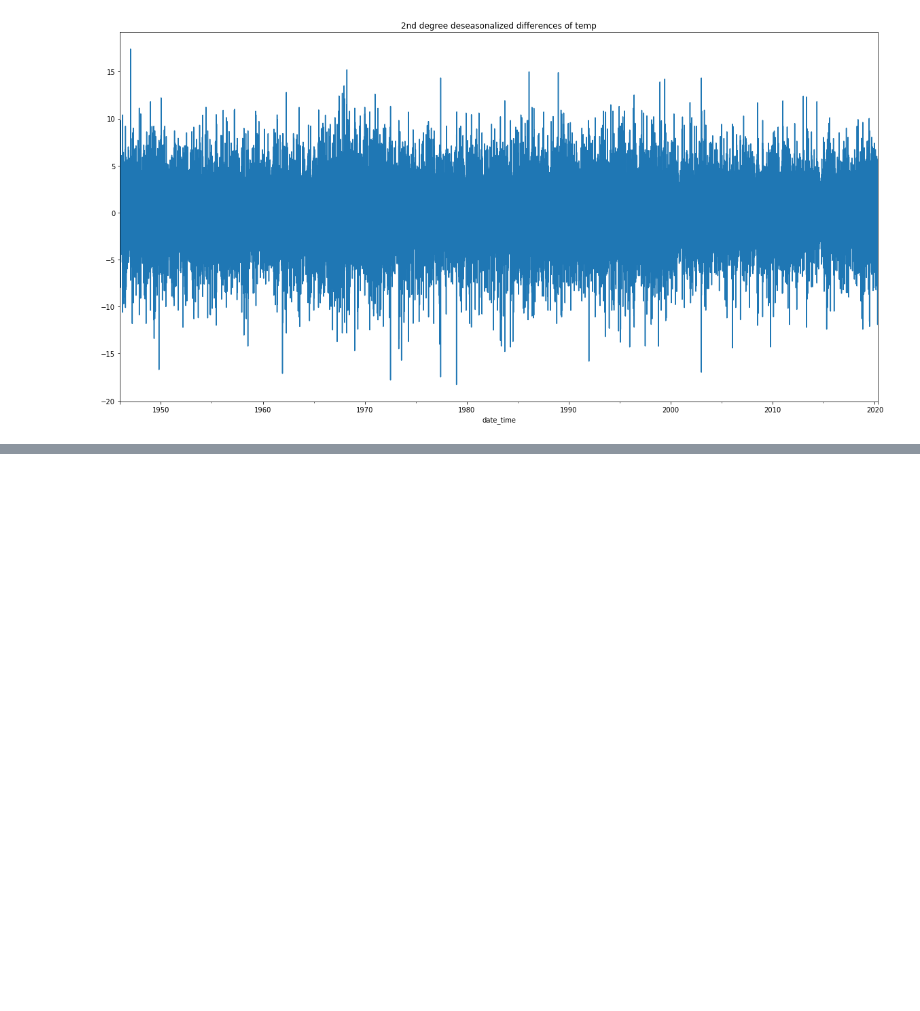
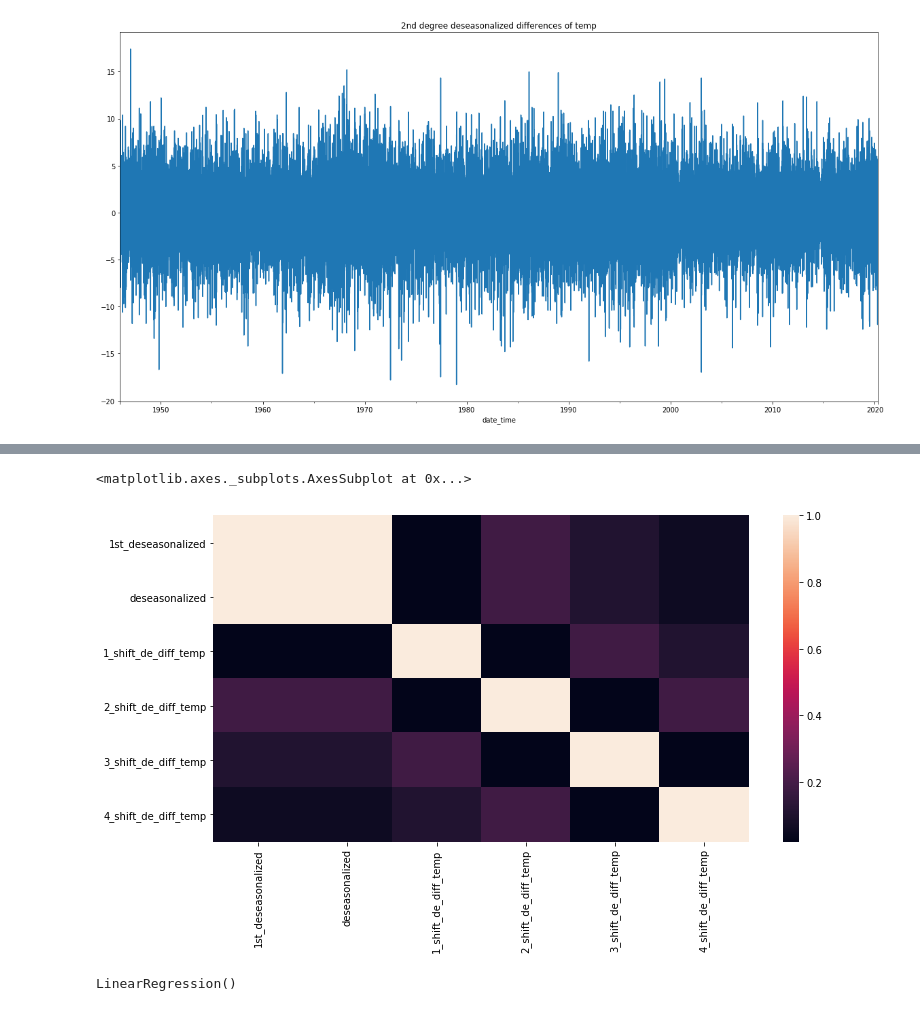
Before and after one commit to SabFrAlphin/first_projects, a Jupyter notebook: 05_Project_Temperature/Temperature_data_validation.ipynb, the cells around one changed output, grey strips where cells are left out. Cells and saved outputs as stored; diff of their text form; code cells hidden in the pictures; blank space fills up the shorter version.

```diff
--- a/05_Project_Temperature/Temperature_data_validation.ipynb
+++ b/05_Project_Temperature/Temperature_data_validation.ipynb
@@ -195,0 +223,7 @@ df3['2nd_deseasonalized'].plot(figsize=(20,10), title='2nd degree deseasonalized
+# %%
+# reconstruct the data, to check for errors in calculation
+# add back the monthly mean
+
+df3['1st_re_diff'] = df3['1st_deseasonalized'] + df3['1st_monthly_mean']
+df3['2nd_re_diff'] = df3['2nd_deseasonalized'] + df3['2nd_monthly_mean']
+df3.head()
@@ -195,0 +248,7 @@ df3['2nd_deseasonalized'].plot(figsize=(20,10), title='2nd degree deseasonalized
+# %%
+# reconstruct original temperature
+df3['1st_re_temp'] = df3['1st_re_diff']
+df3.loc[df3.index[0], '1st_re_temp'] = df3.loc[df3.index[0], 'temp_new']
+df3['1st_re_temp'] = np.cumsum(df3['1st_re_temp'])
+
+df3.head()
@@ -195,0 +280,4 @@ df3['2nd_deseasonalized'].plot(figsize=(20,10), title='2nd degree deseasonalized
+# %%
+df4 = df3
+df4 =df4.drop(['2nd_temp_diff', '2nd_monthly_mean', '2nd_deseasonalized', '1st_re_diff', '2nd_re_diff', '1st_re_temp'], axis=1)
+df4.head()
@@ -195,0 +320,6 @@ df3['2nd_deseasonalized'].plot(figsize=(20,10), title='2nd degree deseasonalized
+# %%
+df4['deseasonalized'] = df4['1st_deseasonalized']
+for i in range(1,5):
+    df4[f'{i}_shift_de_diff_temp'] = df4.deseasonalized.shift(i)
+df4 = df4.fillna(method='bfill')
+df4.head()
@@ -195,0 +334,5 @@ df3['2nd_deseasonalized'].plot(figsize=(20,10), title='2nd degree deseasonalized
+# %%
+sns.heatmap(df4.drop([x for x in df4.columns if 'de' not in x], axis=1).corr().abs())
+# %% [output]
+<matplotlib.axes._subplots.AxesSubplot at 0x...>
+[figure, added]
@@ -195,0 +348,4 @@ df3['2nd_deseasonalized'].plot(figsize=(20,10), title='2nd degree deseasonalized
+# %%
+m.fit(Xtrain,ytrain)
+# %% [output]
+LinearRegression()
```
Also changed, not shown: parts of 23 cells of this notebook.
